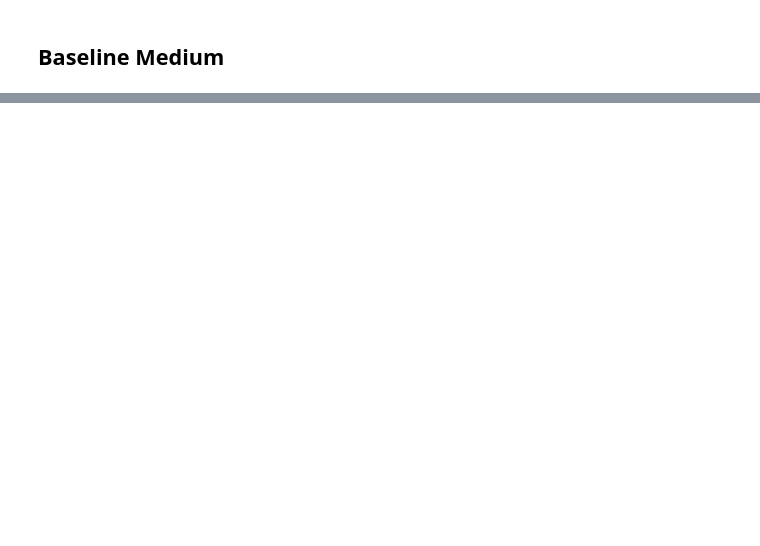
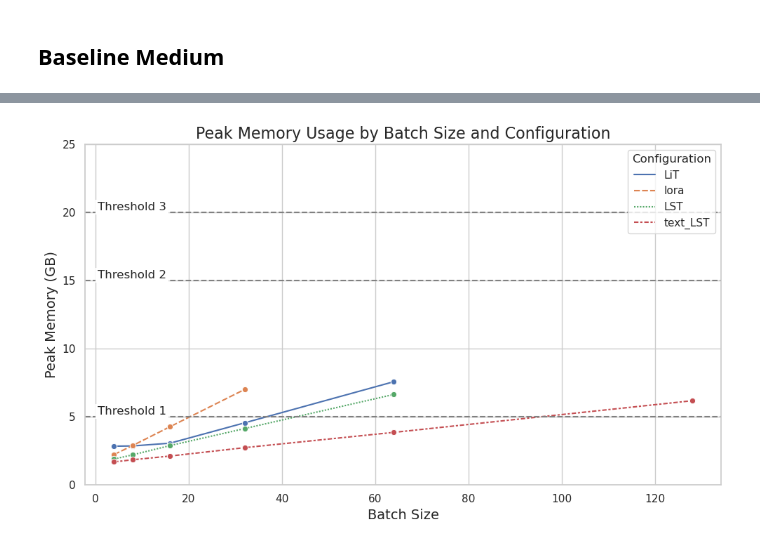
Before and after one commit to CarrelV/master_lit, a Jupyter notebook: graph.ipynb, the cells around one changed output, grey strips where cells are left out. Cells and saved outputs as stored; diff of their text form; code cells hidden in the pictures; blank space fills up the shorter version.

Commit message:
text LST

```diff
--- a/graph.ipynb
+++ b/graph.ipynb
@@ -301,0 +307,4 @@ df_baseline_memory
+# %%
+df_memory_scale = pd.read_csv("memory_scale.csv")
+df_memory_scale["peak_memory"] = df_memory_scale["peak_memory"] / (1024 * 1024 * 1024)
+df_memory_scale
@@ -301,0 +329,32 @@ df_baseline_memory
+# %%
+df = df_memory_scale
+
+# Dictionary with threshold lines and their labels
+thresholds = {5: "Threshold 1", 15: "Threshold 2", 20: "Threshold 3"}
+
+# Set the aesthetic style of the plots
+sns.set(style="whitegrid")
+
+# Create a line plot
+plt.figure(figsize=(10, 6))
+sns.lineplot(data=df, x='batch_size', y='peak_memory', hue='configuration', marker='o', style='configuration')
+
+# Set axis labels and title
+plt.xlabel('Batch Size', fontsize=14)
+plt.ylabel('Peak Memory (GB)', fontsize=14)
+plt.title('Peak Memory Usage by Batch Size and Configuration', fontsize=16)
+
+# Set y-axis limit
+plt.ylim(0, 25)
+
+# Add horizontal lines with annotations
+for y_value, label in thresholds.items():
+    plt.axhline(y=y_value, color='grey', linestyle='--')
+    plt.text(0.5, y_value, label, verticalalignment='bottom', horizontalalignment='left', backgroundcolor='white', fontsize=12, bbox=dict(facecolor='white', edgecolor='none', pad=2))
+
+# Show the plot
+plt.legend(title='Configuration')
+plt.tight_layout()
+plt.show()
+# %% [output]
+[figure, added]
```
Also changed, not shown: parts of 5 cells of this notebook.
